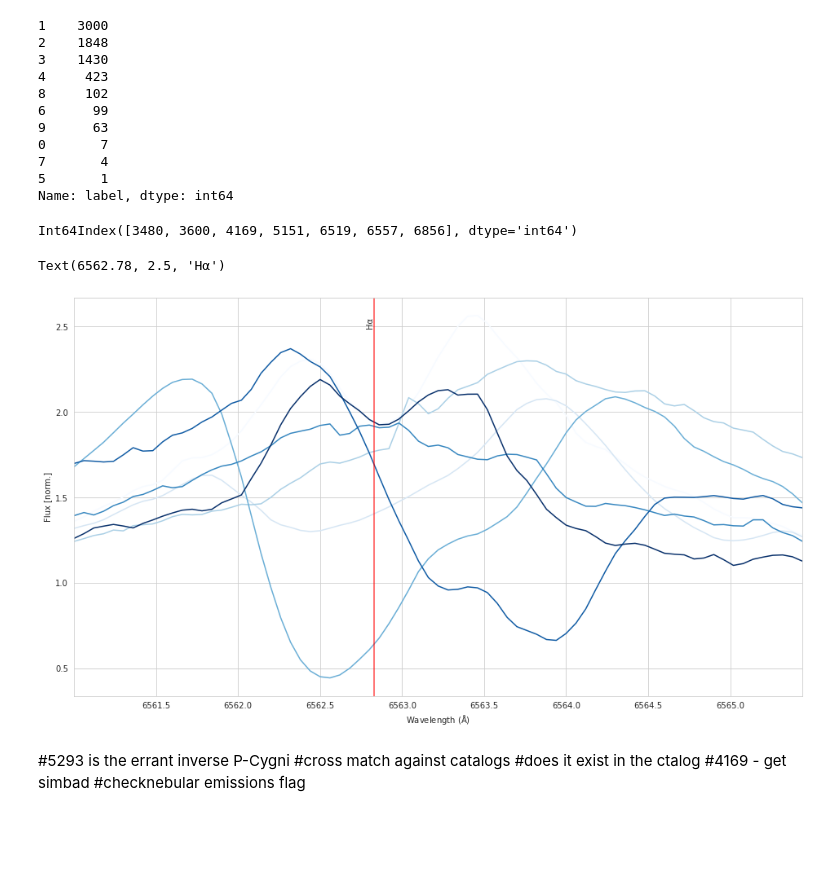
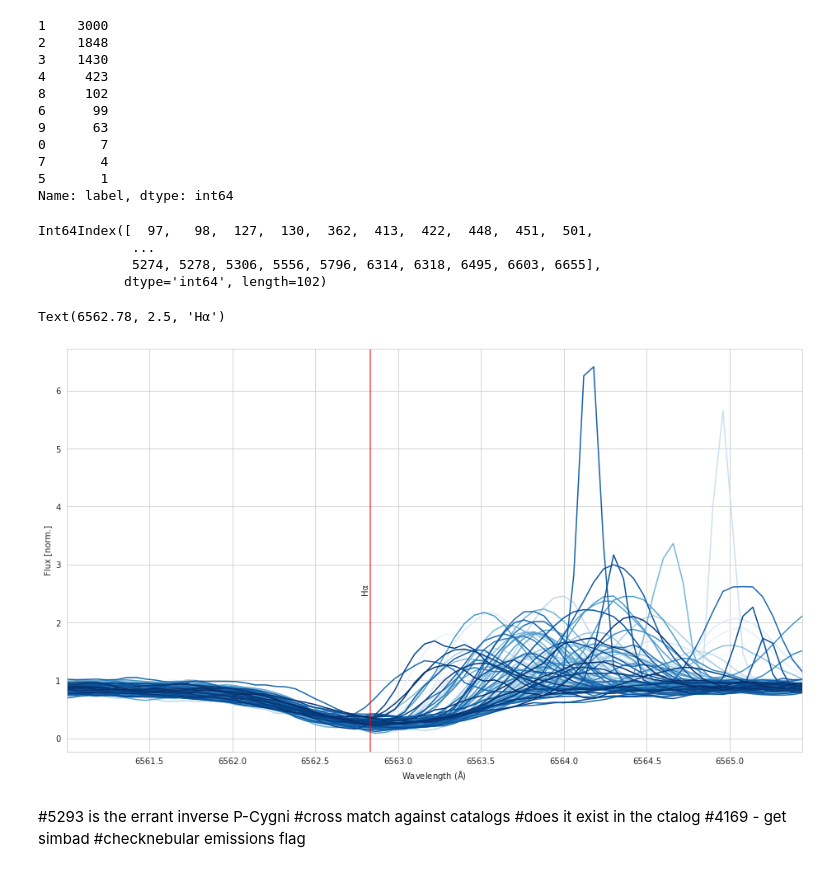
Before and after one commit to PravNJ/PCT-stars-GALAH, a Jupyter notebook: dtw-agglo-clustering.ipynb, the cells around one changed output. Saved outputs shown, nothing was run; the diff lists cells and outputs as text; code cells hidden in the pictures; blank space fills up the shorter version.

```diff
--- a/dtw-agglo-clustering.ipynb
+++ b/dtw-agglo-clustering.ipynb
@@ -189,23 +189,26 @@ df_masked["label"].value_counts()
 5       1
 Name: label, dtype: int64
 # %%
-CLASS = 0
+CLASS = 8
 df_masked_label = df_masked.loc[df_masked["label"]==CLASS]
 print(df_masked_label.index)
 ax = (df_masked.loc[df_masked['label'] == CLASS].drop(columns=['label','sobject_id']).T).plot(
     legend=False,
     xlabel = "Wavelength ($\mathrm{\AA}$)",
     ylabel = "Flux [norm.]",
     #xticks = wl_grid[PLOT_MASK],
     xlim = (wl_grid[PLOT_MASK].min(),wl_grid[PLOT_MASK].max()),
     colormap = "Blues"
     )
 halpha_line = ax.axvline(x=6562.83, color='red', label="coral", alpha=0.7)
 ax.text(6562.78,2.5,"Hα", rotation=90)
 # %% [output]
-Int64Index([3480, 3600, 4169, 5151, 6519, 6557, 6856], dtype='int64')
+Int64Index([  97,   98,  127,  130,  362,  413,  422,  448,  451,  501,
+            ...
+            5274, 5278, 5306, 5556, 5796, 6314, 6318, 6495, 6603, 6655],
+           dtype='int64', length=102)
 Text(6562.78, 2.5, 'Hα')
-[figure, old version]
+[figure, new version]
 # %% [markdown]
 #5293 is the errant inverse P-Cygni
 #cross match against catalogs
```
Also changed, not shown: parts of 2 cells of this notebook, 4 other files.
